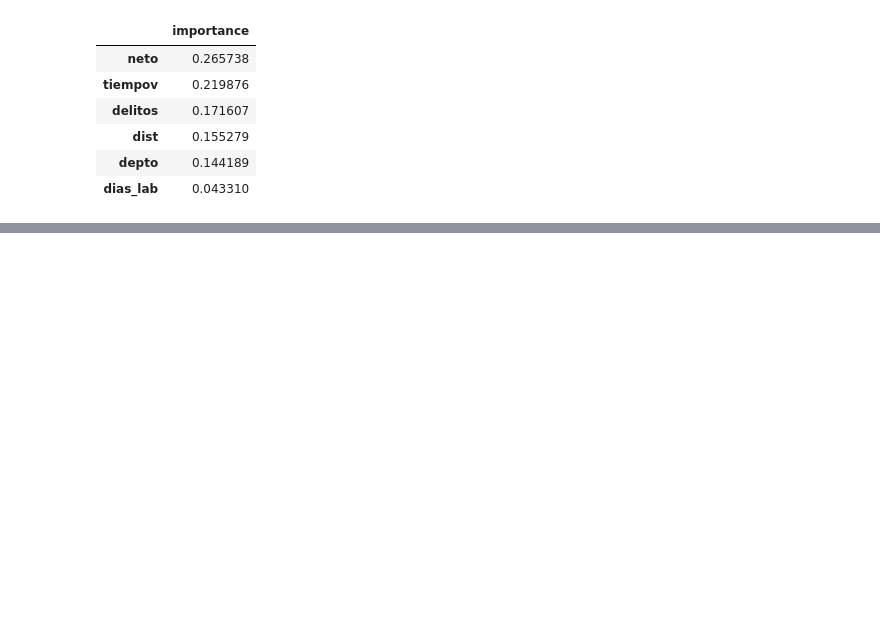
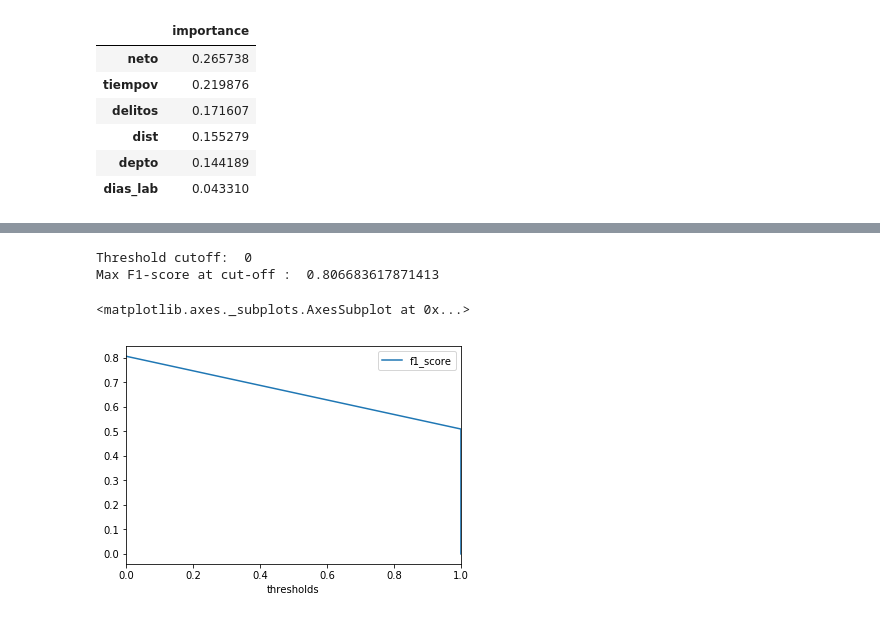
Before and after one commit to mmastermind/HR_Boost, a Jupyter notebook: HR_Boost/HR_Boost/Deep_learning_acumulados-Copy5.ipynb, the cells around one changed output, grey strips where cells are left out. Cells and saved outputs as stored; diff of their text form; code cells hidden in the pictures; blank space fills up the shorter version.

```diff
--- a/HR_Boost/HR_Boost/Deep_learning_acumulados-Copy5.ipynb
+++ b/HR_Boost/HR_Boost/Deep_learning_acumulados-Copy5.ipynb
@@ -331,0 +339,10 @@ Best: -0.173223 using {'learning_rate': 0.3}
+# %%
+scrs = pd.DataFrame({'precision' : precision, 'recal' : recall, 'thresholds' : thresholds, 'f1_score':f1_scores})
+print("Threshold cutoff: ",scrs.loc[scrs['f1_score'] == scrs.f1_score.max(),'thresholds'].iloc[0])
+print("Max F1-score at cut-off : ",scrs.f1_score.max())
+scrs.plot(x='thresholds', y='f1_score')
+# %% [output]
+Threshold cutoff:  0
+Max F1-score at cut-off :  0.806683617871413
+<matplotlib.axes._subplots.AxesSubplot at 0x...>
+[figure, added]
```
Also changed, not shown: parts of 13 cells of this notebook, 7 other files.
